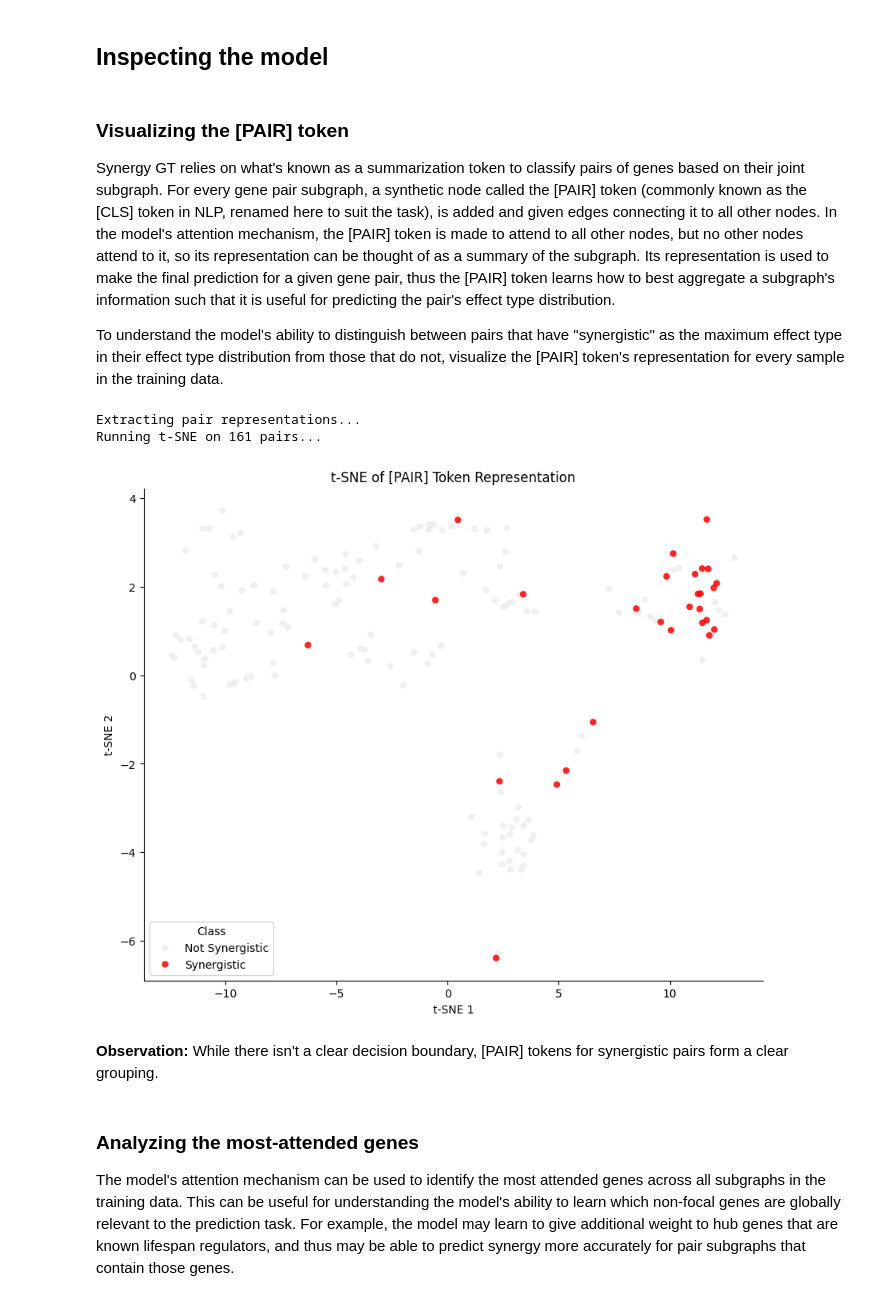
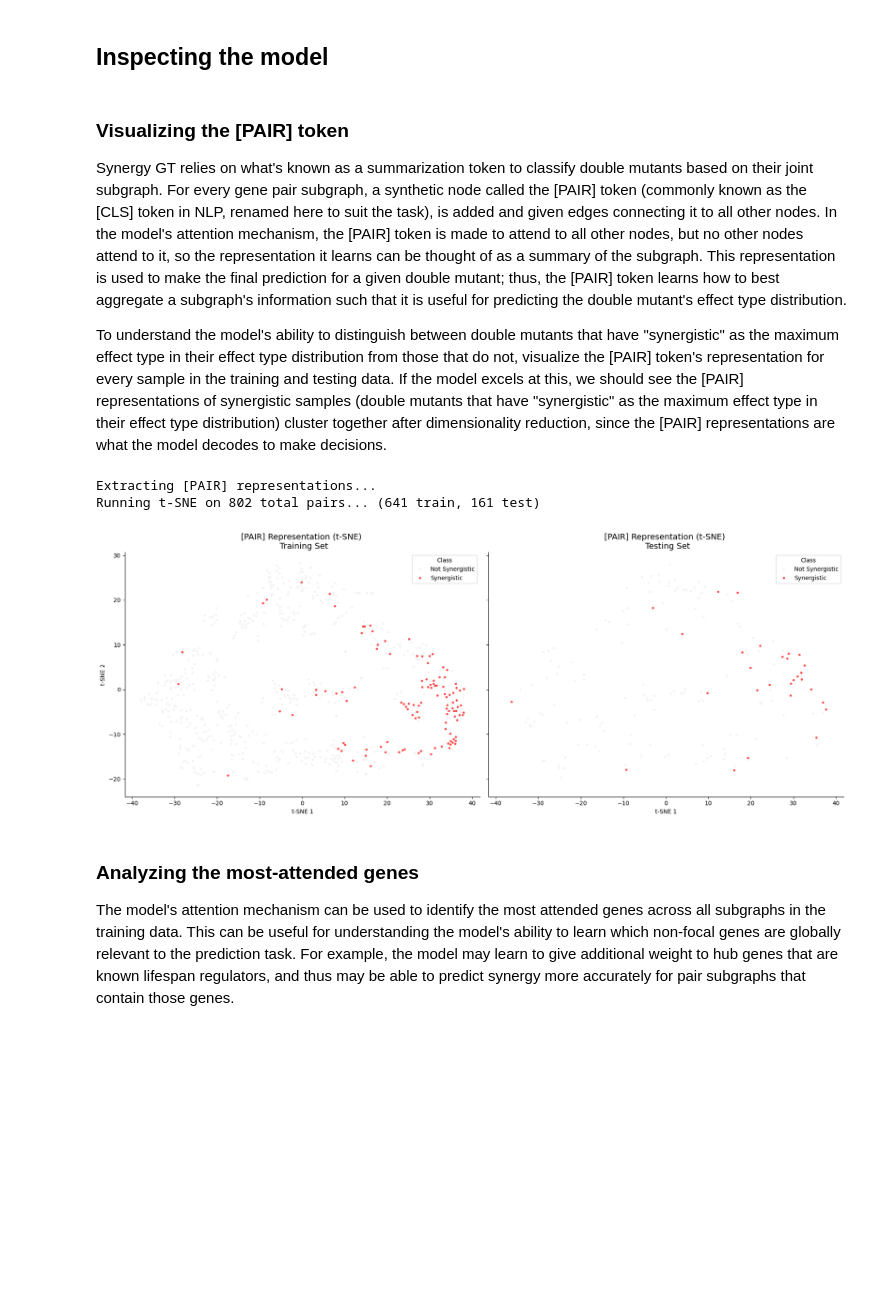
Before and after one commit to Bradley-Buchner/worm_synergy, a Jupyter notebook: notebooks/model_demo.ipynb, the cells around one changed output. Saved outputs shown, nothing was run; the diff lists cells and outputs as text; code cells hidden in the pictures; blank space fills up the shorter version.

Commit message:
Improve [PAIR] token visualization

```diff
--- a/notebooks/model_demo.ipynb
+++ b/notebooks/model_demo.ipynb
@@ -432,5 +461,5 @@ Model state and history saved to: ../data/demo_model_new.pth
 # %%
-saved_model = torch.load('../data/demo_model_new.pth', map_location=device, weights_only=False)
+saved_model = torch.load('../data/demo_model.pth', map_location=device, weights_only=False)
 model_loaded = RelationalPairClassifierGraphormer(
     graph_data=data_processed,
     params=params
@@ -533,19 +562,16 @@ plt.show()
 ## Inspecting the model
 # %% [markdown]
 ### Visualizing the [PAIR] token
-Synergy GT relies on what's known as a summarization token to classify pairs of genes based on their joint subgraph. For every gene pair subgraph, a synthetic node called the [PAIR] token (commonly known as the [CLS] token in NLP, renamed here to suit the task), is added and given edges connecting it to all other nodes. In the model's attention mechanism, the [PAIR] token is made to attend to all other nodes, but no other nodes attend to it, so its representation can be thought of as a summary of the subgraph. Its representation is used to make the final prediction for a given gene pair, thus the [PAIR] token learns how to best aggregate a subgraph's information such that it is useful for predicting the pair's effect type distribution.
+Synergy GT relies on what's known as a summarization token to classify double mutants based on their joint subgraph. For every gene pair subgraph, a synthetic node called the [PAIR] token (commonly known as the [CLS] token in NLP, renamed here to suit the task), is added and given edges connecting it to all other nodes. In the model's attention mechanism, the [PAIR] token is made to attend to all other nodes, but no other nodes attend to it, so the representation it learns can be thought of as a summary of the subgraph. This representation is used to make the final prediction for a given double mutant; thus, the [PAIR] token learns how to best aggregate a subgraph's information such that it is useful for predicting the double mutant's effect type distribution.
 
-To understand the model's ability to distinguish between pairs that have "synergistic" as the maximum effect type in their effect type distribution from those that do not, visualize the [PAIR] token's representation for every sample in the training data.
+To understand the model's ability to distinguish between double mutants that have "synergistic" as the maximum effect type in their effect type distribution from those that do not, visualize the [PAIR] token's representation for every sample in the training and testing data. If the model excels at this, we should see the [PAIR] representations of synergistic samples (double mutants that have "synergistic" as the maximum effect type in their effect type distribution) cluster together after dimensionality reduction, since the [PAIR] representations are what the model decodes to make decisions.
 # %%
-# 1. Visualize the decision space (requires your dataloader)
-visualize_synergy_landscape(model_loaded, train_loader, method='tsne', color_by="class", device='mps')
-# visualize_synergy_landscape(model_loaded, test_loader, method='tsne', color_by="class", device='mps')
+# --- Visualize the decision space ---
+visualize_synergy_landscape(model_loaded, train_loader, test_loader, method='tsne', device='mps')
 # %% [output]
-Extracting pair representations...
-Running t-SNE on 161 pairs...
+Extracting [PAIR] representations...
+Running t-SNE on 802 total pairs... (641 train, 161 test)
-[figure, old version]
+[figure, new version]
-# %% [markdown]
-**Observation:** While there isn't a clear decision boundary, [PAIR] tokens for synergistic pairs form a clear grouping.
 # %% [markdown]
 ### Analyzing the most-attended genes
 The model's attention mechanism can be used to identify the most attended genes across all subgraphs in the training data. This can be useful for understanding the model's ability to learn which non-focal genes are globally relevant to the prediction task. For example, the model may learn to give additional weight to hub genes that are known lifespan regulators, and thus may be able to predict synergy more accurately for pair subgraphs that contain those genes.
```
Also changed, not shown: parts of 15 cells of this notebook, 1 other file.
